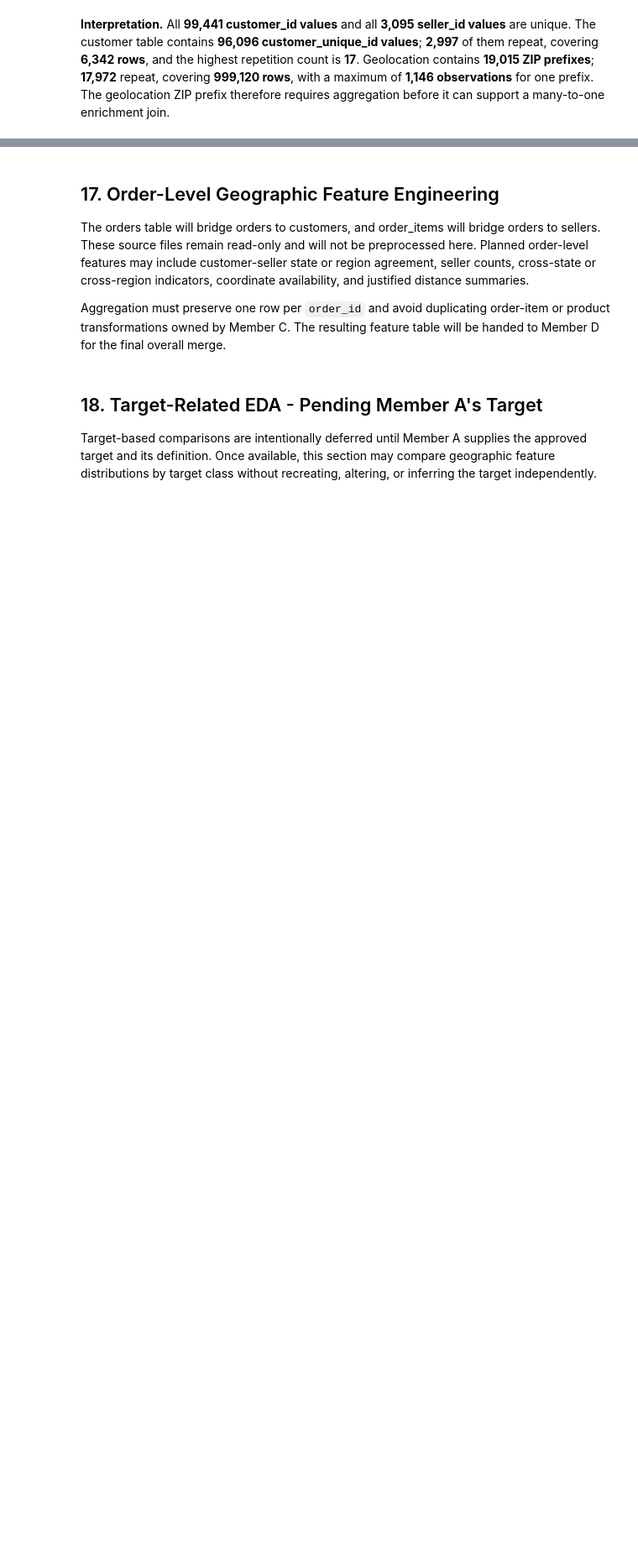
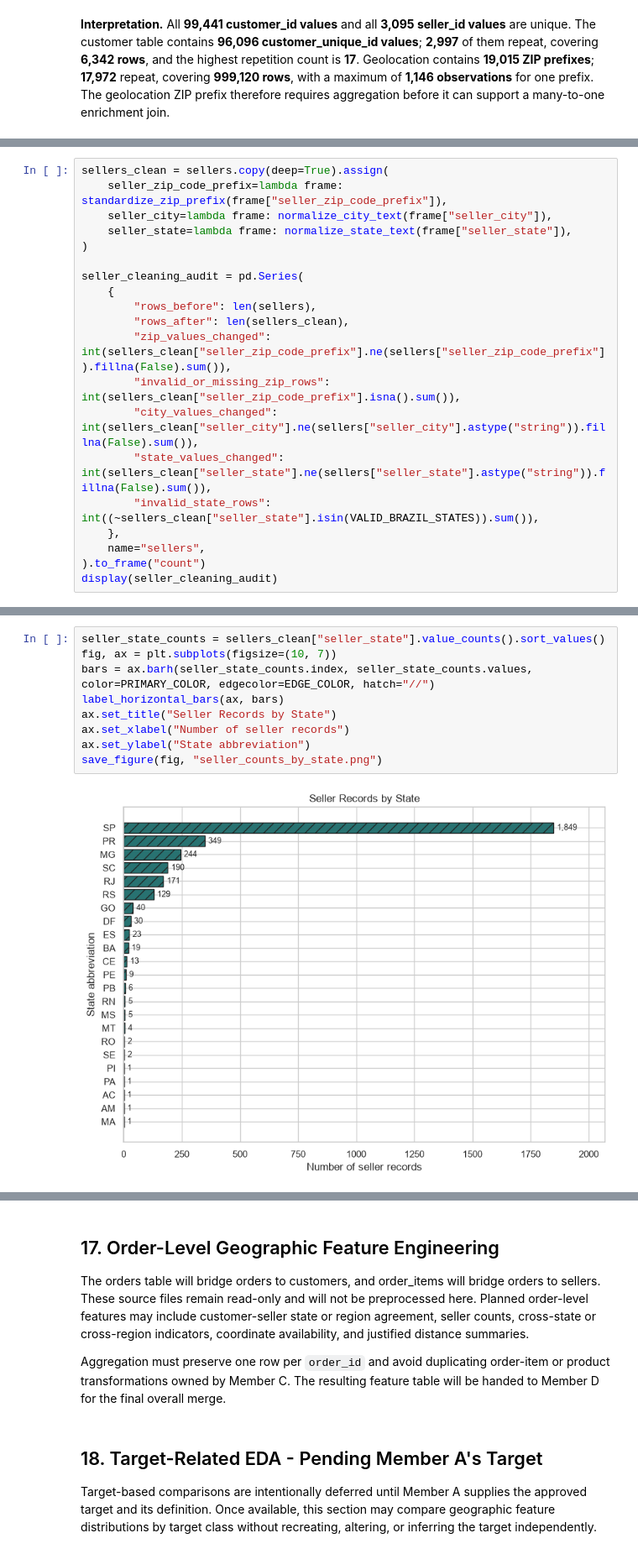
Before and after one commit to subhani257/Olist-late-delivery-prediction, a Jupyter notebook: notebooks/02_customer_seller_geo_eda_preprocessing.ipynb, the cells around one changed output, grey strips where cells are left out. Shown at 84% size. Drawn from its saved outputs; the diff is of its cells as text; blank space fills up the shorter version.

```diff
--- a/notebooks/02_customer_seller_geo_eda_preprocessing.ipynb
+++ b/notebooks/02_customer_seller_geo_eda_preprocessing.ipynb
@@ -433,0 +498,20 @@ Seller EDA will assess seller uniqueness, state and city distributions, ZIP-code
+# %%
+sellers_clean = sellers.copy(deep=True).assign(
+    seller_zip_code_prefix=lambda frame: standardize_zip_prefix(frame["seller_zip_code_prefix"]),
+    seller_city=lambda frame: normalize_city_text(frame["seller_city"]),
+    seller_state=lambda frame: normalize_state_text(frame["seller_state"]),
+)
+
+seller_cleaning_audit = pd.Series(
+    {
+        "rows_before": len(sellers),
+        "rows_after": len(sellers_clean),
+        "zip_values_changed": int(sellers_clean["seller_zip_code_prefix"].ne(sellers["seller_zip_code_prefix"]).fillna(False).sum()),
+        "invalid_or_missing_zip_rows": int(sellers_clean["seller_zip_code_prefix"].isna().sum()),
+        "city_values_changed": int(sellers_clean["seller_city"].ne(sellers["seller_city"].astype("string")).fillna(False).sum()),
+        "state_values_changed": int(sellers_clean["seller_state"].ne(sellers["seller_state"].astype("string")).fillna(False).sum()),
+        "invalid_state_rows": int((~sellers_clean["seller_state"].isin(VALID_BRAZIL_STATES)).sum()),
+    },
+    name="sellers",
+).to_frame("count")
+display(seller_cleaning_audit)
@@ -453,0 +993,11 @@ Validated state codes will be mapped to Brazil's five official regions: North, N
+# %%
+seller_state_counts = sellers_clean["seller_state"].value_counts().sort_values()
+fig, ax = plt.subplots(figsize=(10, 7))
+bars = ax.barh(seller_state_counts.index, seller_state_counts.values, color=PRIMARY_COLOR, edgecolor=EDGE_COLOR, hatch="//")
+label_horizontal_bars(ax, bars)
+ax.set_title("Seller Records by State")
+ax.set_xlabel("Number of seller records")
+ax.set_ylabel("State abbreviation")
+save_figure(fig, "seller_counts_by_state.png")
+# %% [output]
+[figure, added]
```
Also changed, not shown: parts of 47 cells of this notebook, 11 other files.
